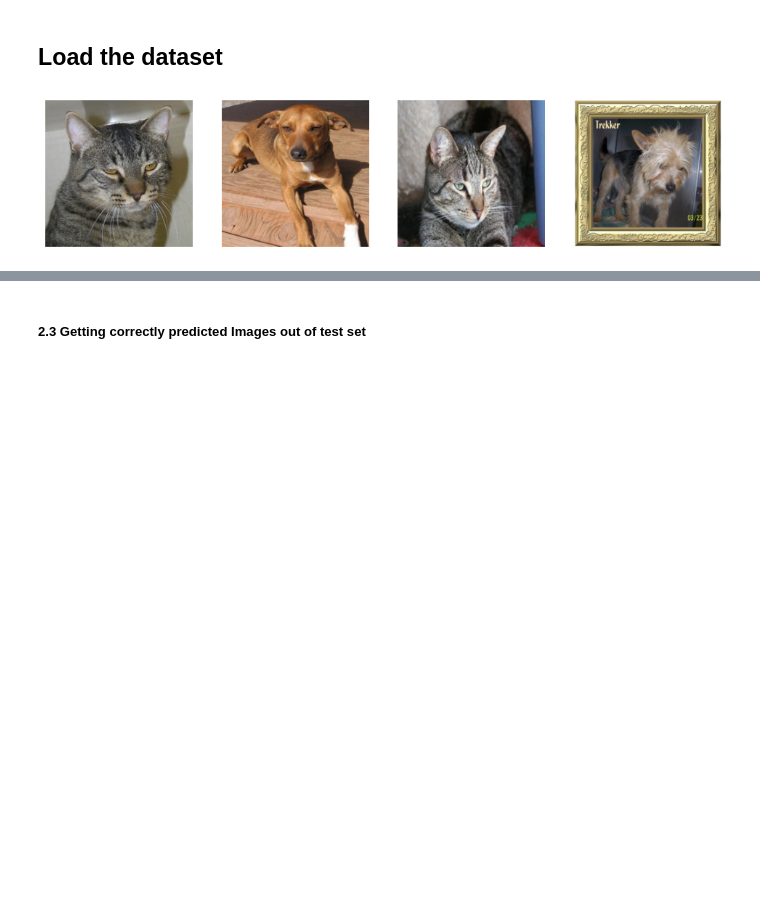
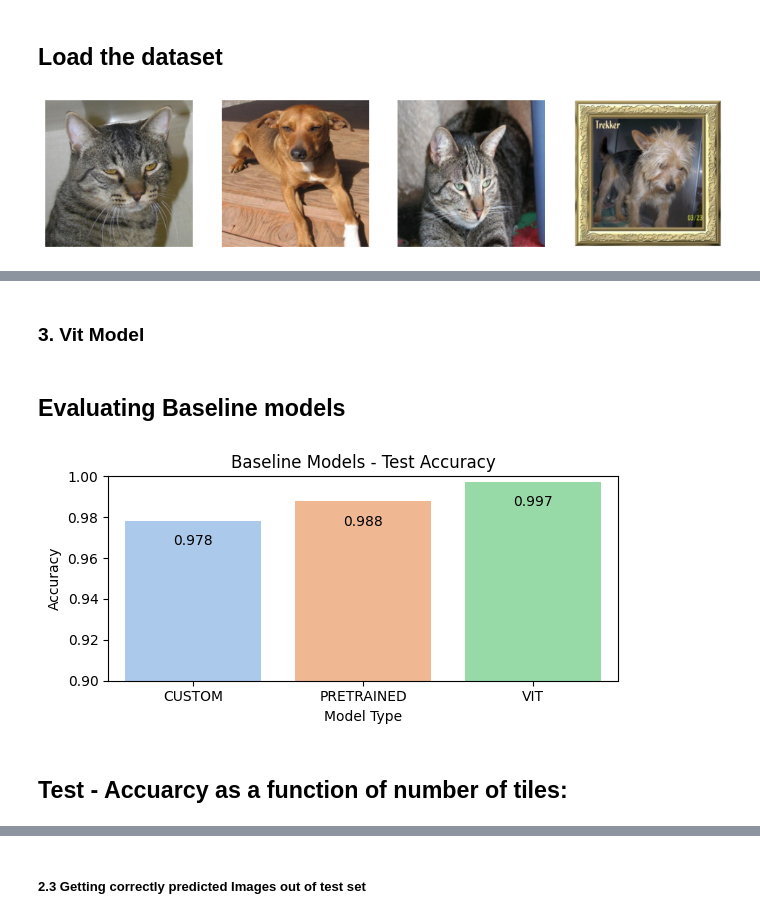
Before and after one commit to itayshap/MLDS-Final-Project, a Jupyter notebook: Final_Project_Permuted Puzzle.ipynb, the cells around one changed output, grey strips where cells are left out. Drawn from its saved outputs; the diff is of its cells as text; code cells hidden in the pictures; blank space fills up the shorter version.

```diff
--- a/Final_Project_Permuted Puzzle.ipynb
+++ b/Final_Project_Permuted Puzzle.ipynb
@@ -90,0 +59,4 @@ Test Acc: 0.987800
+# %%
+pretrained_params = trainParams(5e-3, 5, torch.optim.SGD,0.9)
+pretrained_dataloaders = Model_Builder.build_dataloaders(train,val,test, Transform_Builder.build(size=224))
+pretrained_model = Model_Builder.build(ModelType.PRETRAINED, device, pretrained_params, pretrained_dataloaders)
@@ -90,0 +65,6 @@ Test Acc: 0.987800
+# %%
+custom_params = trainParams(1e-3, 30, torch.optim.Adam, 0)
+custom_dataloaders = Model_Builder.build_dataloaders(train,val,test, Transform_Builder.build(size=100))
+custom_model = Model_Builder.build(ModelType.CUSTOM, device, custom_params, custom_dataloaders)
+# %% [markdown]
+### 3. Vit Model
@@ -90,0 +74,2 @@ Test Acc: 0.987800
+# %% [markdown]
+## Evaluating Baseline models
@@ -91,2 +84,8 @@ Test Acc: 0.987800
+# %%
+draw_bar_plot(data= pd.DataFrame(results), y='Accuracy', x='Model Type', title='Baseline Models - Test Accuracy', ylim=(0.9,1))
+# %% [output]
+[figure, added]
+# %% [markdown]
+## Test - Accuarcy as a function of number of tiles:
 # %%
 tiles_num_options = [4,9,16,25,36]
```
Also changed, not shown: parts of 58 cells of this notebook, 2 other files.
